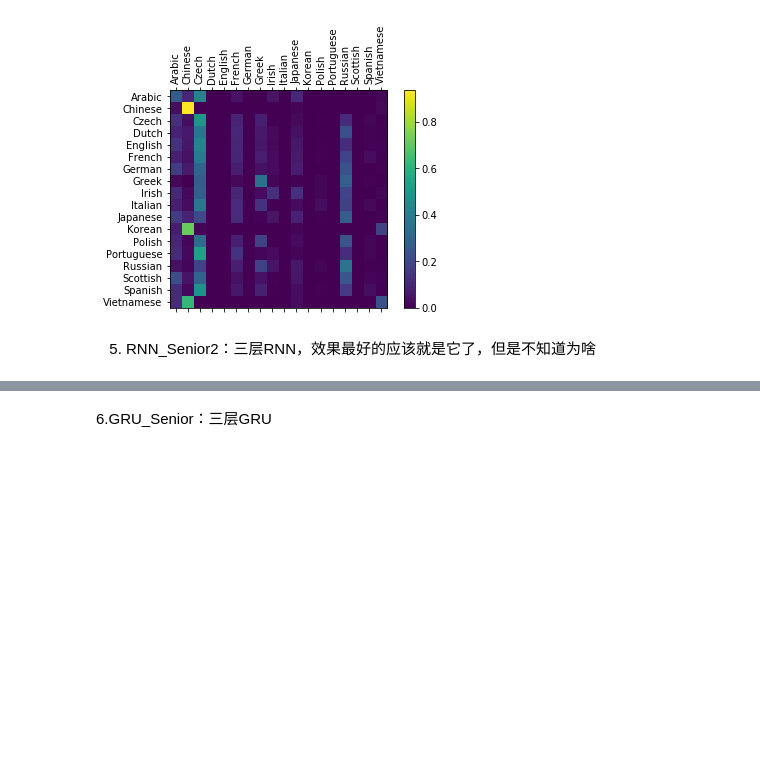
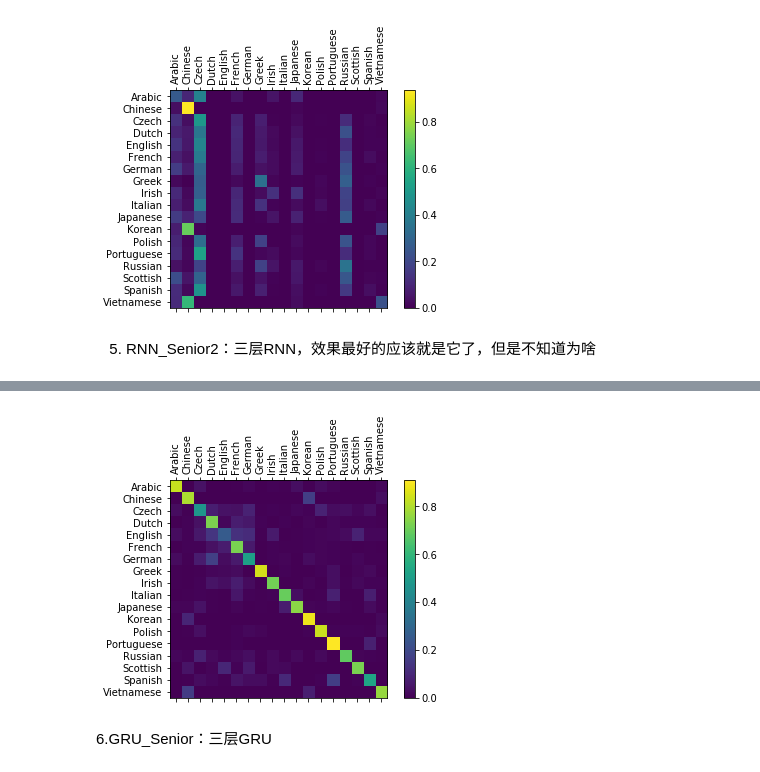
Before and after one commit to E-ZQ/kaikeba, a Jupyter notebook: assignment-07-rnn.ipynb, the cells around one changed output, grey strips where cells are left out. Cells and saved outputs as stored; diff of their text form; code cells hidden in the pictures; blank space fills up the shorter version.

```diff
--- a/assignment-07-rnn.ipynb
+++ b/assignment-07-rnn.ipynb
@@ -864,3 +894,7 @@ plot_matrix(rnn_s2)
+# %%
+plot_matrix(rnn_single)
+# %% [output]
+[figure, added]
 # %% [markdown]
 6.GRU_Senior：三层GRU
 # %%
```
Also changed, not shown: parts of 5 cells of this notebook.
